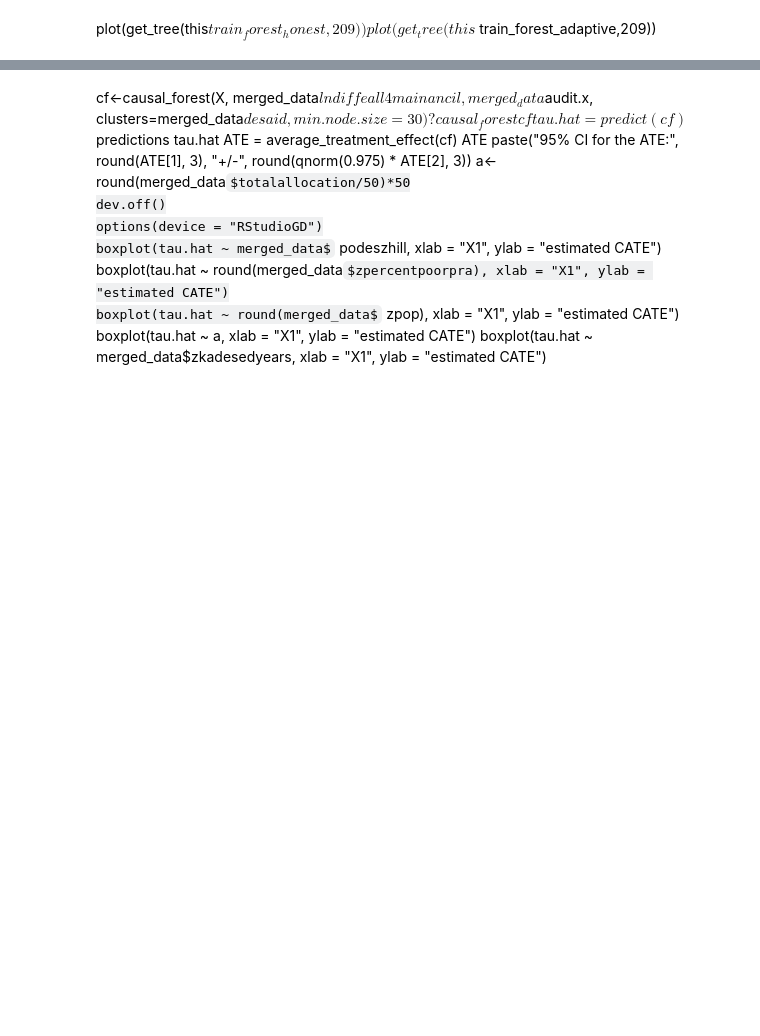
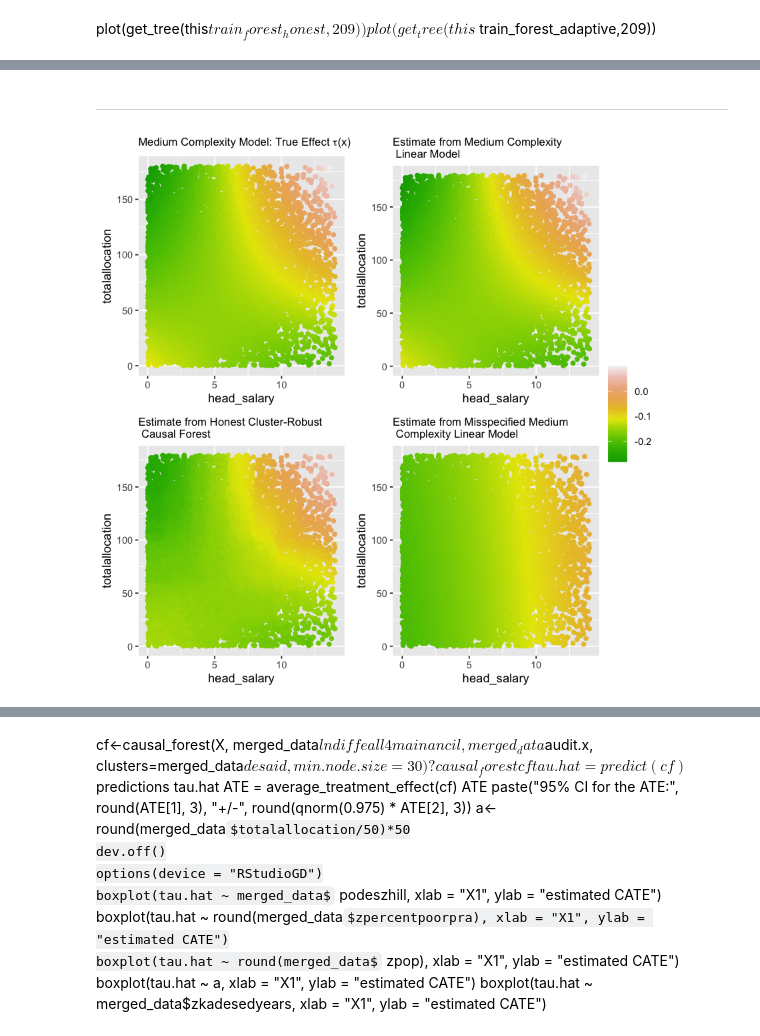
Before and after one commit to gerwinkiessling/CompStat, a Jupyter notebook: Project_Corruption.ipynb, the cells around one changed output, grey strips where cells are left out. Drawn from its saved outputs; the diff is of its cells as text; code cells hidden in the pictures; some formulas as TeX source; blank space fills up the shorter version.

```diff
--- a/Project_Corruption.ipynb
+++ b/Project_Corruption.ipynb
@@ -635,11 +821,14 @@ return(list("MSE Low Complexity Estimated Linear Model"=MSE_linear[['simple']],
 # %%
+table1<-function(observations, n_test, models, n.trees, N_clusters){
+
 mylist <- list()
 MSE_df <- data.frame()
 this<-matrix()
-for (n in c(600, 1800)){
-for (model in c('simple', 'that', 'complex')){
-    mylist[[sprintf("True model: %s. %s", model, n)]]<-MSE_function(n_test=3000, n_train=n, n.trees=200, model_true=model)[1:9]
+for (n in observations){
+for (model in models){
+    mylist[[sprintf("True model: %s. %s", model, n)]]<-MSE_function(n_test=n_test, n_train=n, n.trees=n.trees, model_true=model, N_clusters=N_clusters)[1:10]
     MSE_df <- do.call("cbind",mylist)
-
 }
 }
+    return(MSE_df)
+}
@@ -816,0 +943,6 @@ Warning message:
+# %% [markdown]
+---
+# %%
+figure1(n_test=12000, n_train=12000, n.trees=2000, model='medium', N_clusters=150)
+# %% [output]
+[figure, added]
```
Also changed, not shown: parts of 96 cells of this notebook.
